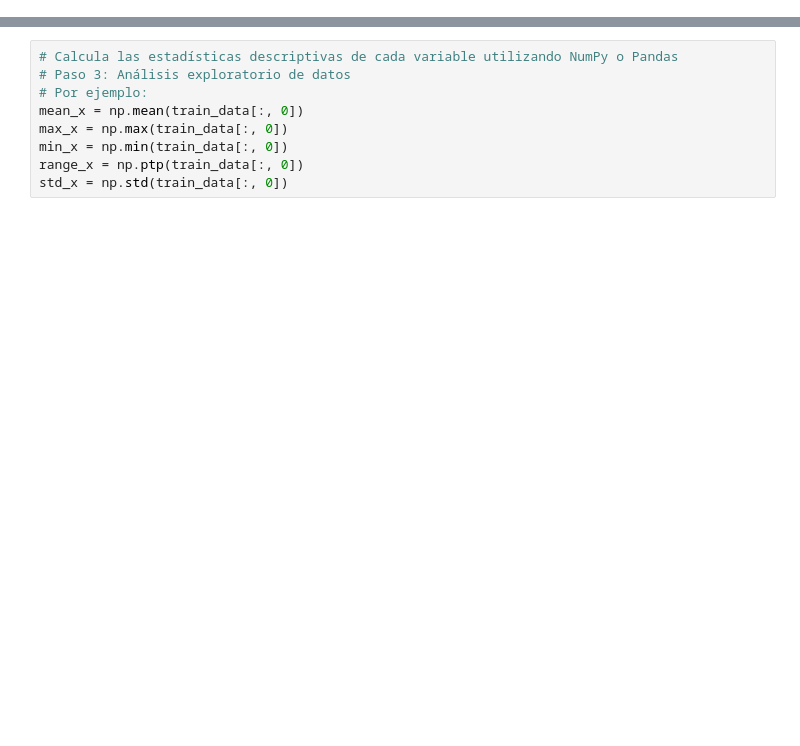
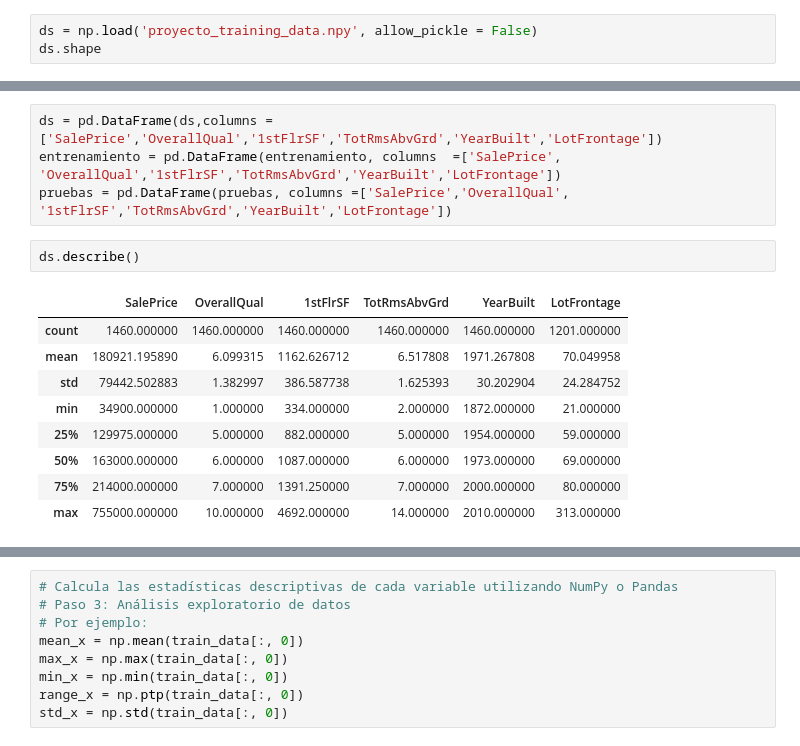
Before and after one commit to MarioEs92/Galileo-Proyecto, a Jupyter notebook: ProyectoNo1_MarioAlvarado.ipynb, the cells around one changed output, grey strips where cells are left out. Saved outputs shown, nothing was run; the diff lists cells and outputs as text; blank space fills up the shorter version.

```diff
--- a/ProyectoNo1_MarioAlvarado.ipynb
+++ b/ProyectoNo1_MarioAlvarado.ipynb
@@ -13,0 +24,3 @@ dataset.shape
+# %%
+ds = np.load('proyecto_training_data.npy', allow_pickle = False)
+ds.shape
@@ -13,0 +60,16 @@ dataset.shape
+# %%
+ds = pd.DataFrame(ds,columns =['SalePrice','OverallQual','1stFlrSF','TotRmsAbvGrd','YearBuilt','LotFrontage'])
+entrenamiento = pd.DataFrame(entrenamiento, columns  =['SalePrice', 'OverallQual','1stFlrSF','TotRmsAbvGrd','YearBuilt','LotFrontage'])
+pruebas = pd.DataFrame(pruebas, columns =['SalePrice','OverallQual', '1stFlrSF','TotRmsAbvGrd','YearBuilt','LotFrontage'])
+# %%
+ds.describe()
+# %% [output]
+|  | SalePrice | OverallQual | 1stFlrSF | TotRmsAbvGrd | YearBuilt | LotFrontage |
+| count | 1460.000000 | 1460.000000 | 1460.000000 | 1460.000000 | 1460.000000 | 1201.000000 |
+| mean | 180921.195890 | 6.099315 | 1162.626712 | 6.517808 | 1971.267808 | 70.049958 |
+| std | 79442.502883 | 1.382997 | 386.587738 | 1.625393 | 30.202904 | 24.284752 |
+| min | 34900.000000 | 1.000000 | 334.000000 | 2.000000 | 1872.000000 | 21.000000 |
+| 25% | 129975.000000 | 5.000000 | 882.000000 | 5.000000 | 1954.000000 | 59.000000 |
+| 50% | 163000.000000 | 6.000000 | 1087.000000 | 6.000000 | 1973.000000 | 69.000000 |
+| 75% | 214000.000000 | 7.000000 | 1391.250000 | 7.000000 | 2000.000000 | 80.000000 |
+| max | 755000.000000 | 10.000000 | 4692.000000 | 14.000000 | 2010.000000 | 313.000000 |
```
Also changed, not shown: parts of 36 cells of this notebook.
